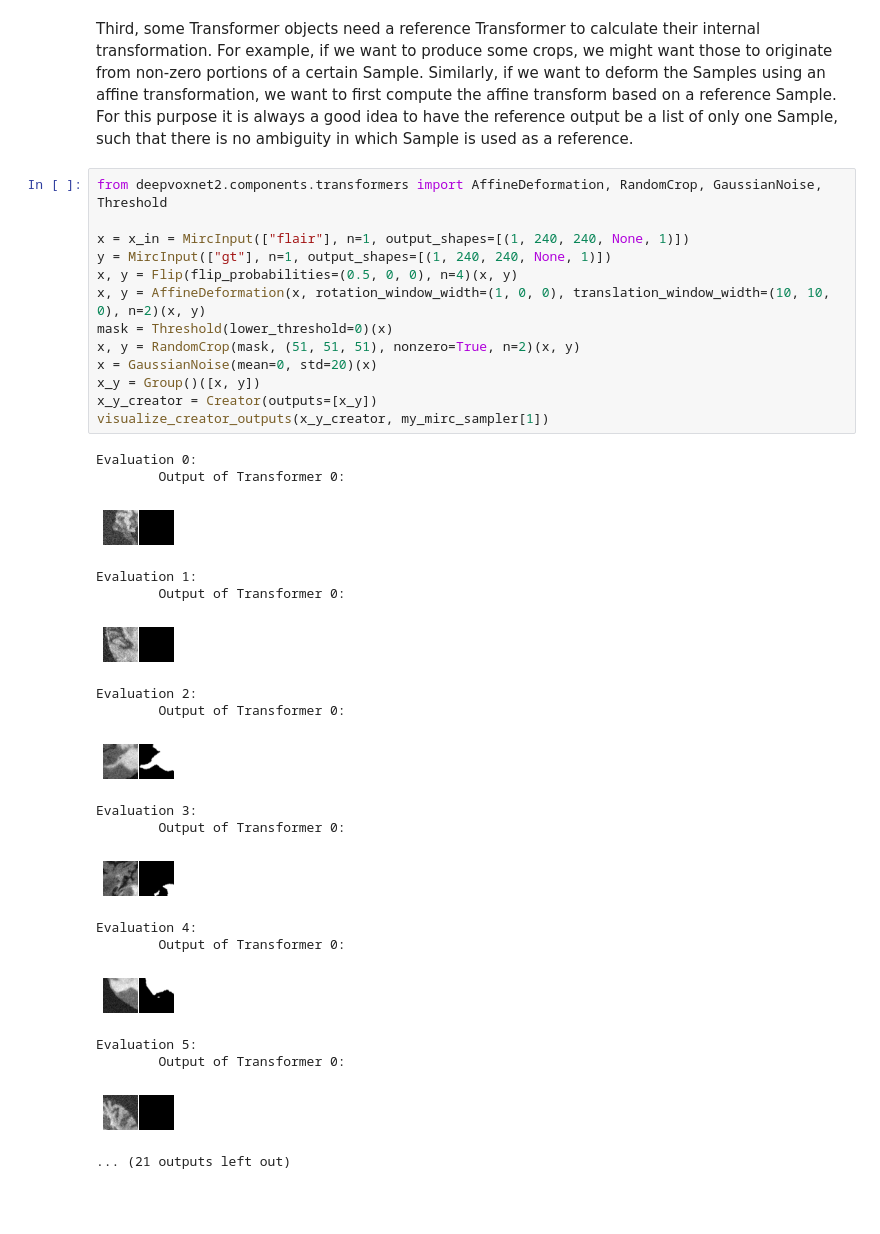
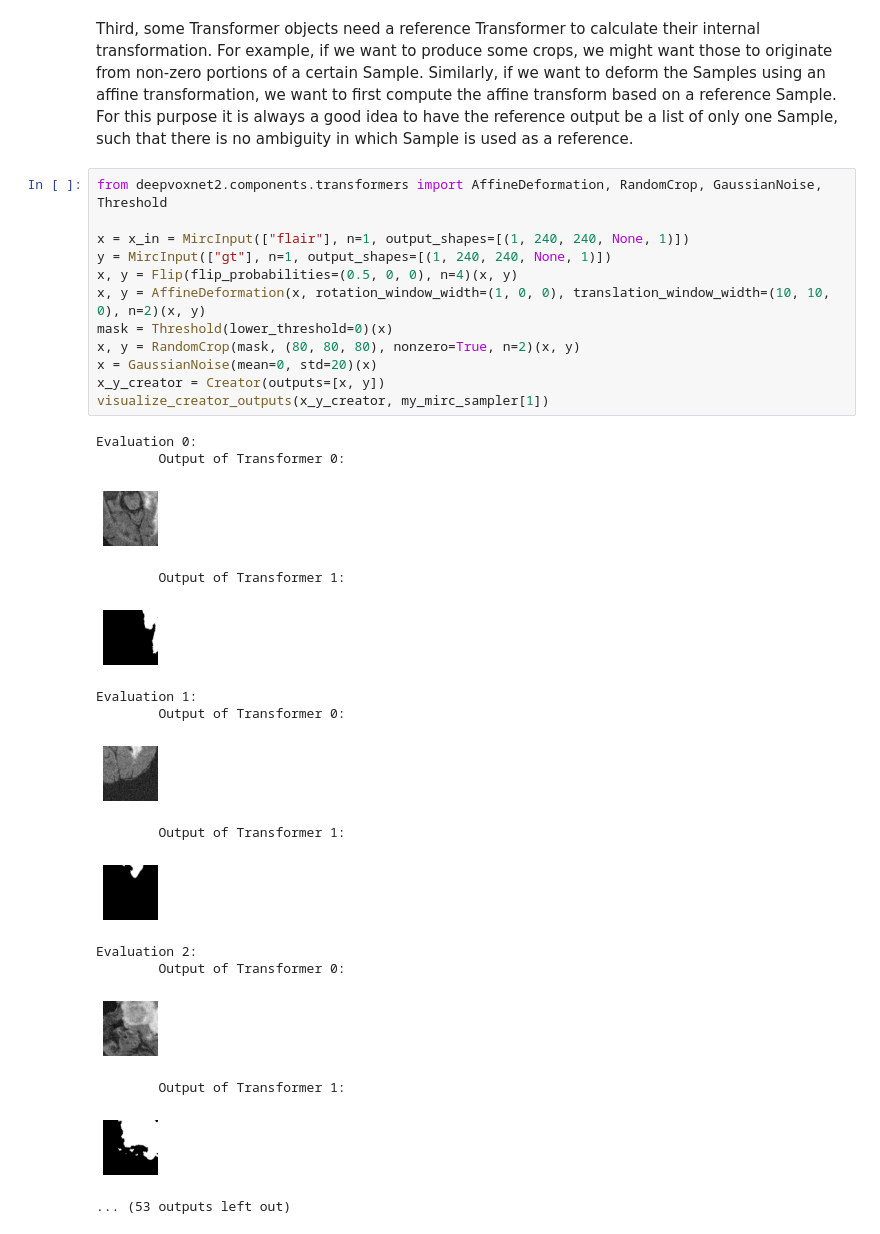
Before and after one commit to JeroenBertels/deepvoxnet2, a Jupyter notebook: demos/deepvoxnet2.ipynb, the cells around one changed output. Saved outputs shown, nothing was run; the diff lists cells and outputs as text; blank space fills up the shorter version.

```diff
--- a/demos/deepvoxnet2.ipynb
+++ b/demos/deepvoxnet2.ipynb
@@ -588,34 +588,30 @@ For this purpose it is always a good idea to have the reference output be a list
 # %%
 from deepvoxnet2.components.transformers import AffineDeformation, RandomCrop, GaussianNoise, Threshold
 
 x = x_in = MircInput(["flair"], n=1, output_shapes=[(1, 240, 240, None, 1)])
 y = MircInput(["gt"], n=1, output_shapes=[(1, 240, 240, None, 1)])
 x, y = Flip(flip_probabilities=(0.5, 0, 0), n=4)(x, y)
 x, y = AffineDeformation(x, rotation_window_width=(1, 0, 0), translation_window_width=(10, 10, 0), n=2)(x, y)
 mask = Threshold(lower_threshold=0)(x)
-x, y = RandomCrop(mask, (51, 51, 51), nonzero=True, n=2)(x, y)
+x, y = RandomCrop(mask, (80, 80, 80), nonzero=True, n=2)(x, y)
 x = GaussianNoise(mean=0, std=20)(x)
-x_y = Group()([x, y])
-x_y_creator = Creator(outputs=[x_y])
+x_y_creator = Creator(outputs=[x, y])
 visualize_creator_outputs(x_y_creator, my_mirc_sampler[1])
 # %% [output]
 Evaluation 0:
         Output of Transformer 0:
-[figure, old version]
+[figure, new version]
-Evaluation 1:
-        Output of Transformer 0:
+        Output of Transformer 1:
-[figure, old version]
+[figure, new version]
-Evaluation 2:
+Evaluation 1:
         Output of Transformer 0:
-[figure, old version]
+[figure, new version]
-Evaluation 3:
-        Output of Transformer 0:
+        Output of Transformer 1:
-[figure, old version]
+[figure, new version]
-Evaluation 4:
+Evaluation 2:
         Output of Transformer 0:
-[figure, old version]
+[figure, new version]
-Evaluation 5:
-        Output of Transformer 0:
+        Output of Transformer 1:
-[figure, old version]
+[figure, new version]
-... (21 outputs left out)
+... (53 outputs left out)
 # %% [markdown]
```
Also changed, not shown: parts of 21 cells of this notebook.
